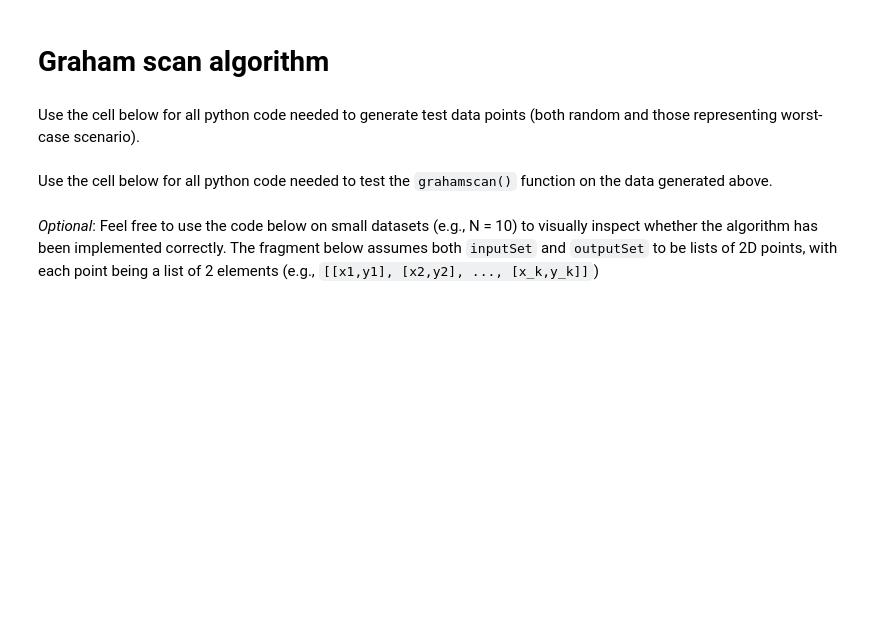
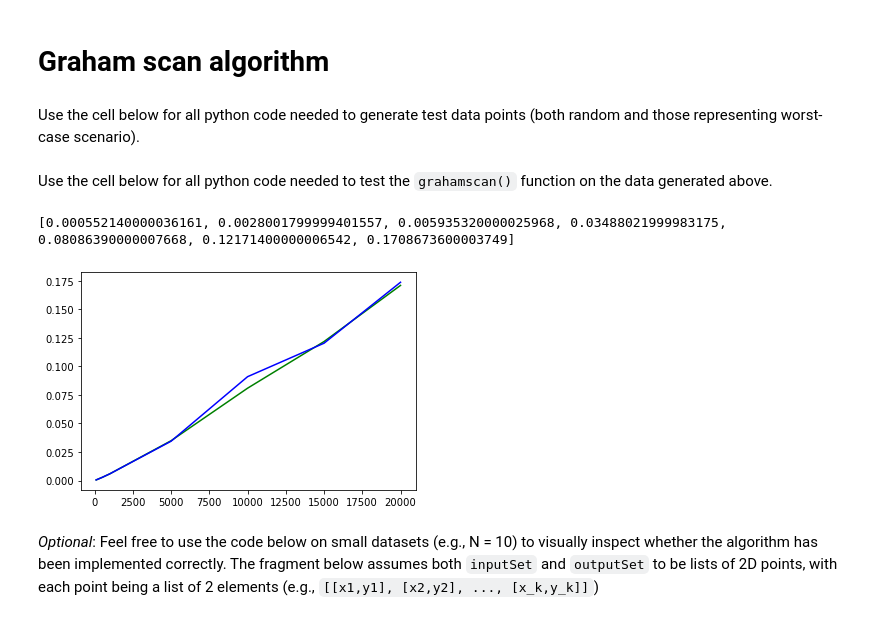
Before and after one commit to RcwYuen/ucl-comp0005-groupcw, a Jupyter notebook: grahamscan.ipynb, the cells around one changed output. Cells and saved outputs as stored; diff of their text form; code cells hidden in the pictures; blank space fills up the shorter version.

```diff
--- a/grahamscan.ipynb
+++ b/grahamscan.ipynb
@@ -117,13 +117,3 @@ def grahamscan(inputSet):
     return trace(polarSet, P)
 # %% [markdown]
 Use the cell below for all python code needed to generate test data points (both random and those representing worst-case scenario).
-# %%
-import random
-
-#code for random data generation
-def randGeneration(n, lb=0, ub=32767):
-    return [[random.randint(lb, ub), random.randint(lb, ub)] for i in range(n)]
-
-#code for worst case data generation
-def randWorstGeneration(n):
-    return [[0,0] for i in range(n)]
@@ -144,12 +182,16 @@ def test(n, worstCase=False, repeats=1):
     return [i/repeats for i in timetaken]
 
 n = [1e2, 5e2, 1e3, 5e3, 1e4, 1.5e4, 2e4]
-r_timetaken, w_timetaken = test(n, repeats=5), test(n, worstCase = True)
+r_timetaken, w_timetaken = test(n, repeats=5), test(n, worstCase = True,repeats=5)
 # %%
 import matplotlib.pyplot as plt
 print (r_timetaken)
-plt.plot(n, r_timetaken)
+plt.plot(n, r_timetaken,color = 'green')
+plt.plot(n,w_timetaken,color = 'blue')
 plt.show()
+# %% [output]
+[0.000552140000036161, 0.0028001799999401557, 0.005935320000025968, 0.03488021999983175, 0.08086390000007668, 0.12171400000006542, 0.1708673600003749]
+[figure, added]
 # %% [markdown]
 *Optional*: Feel free to use the code below on small datasets (e.g., N = 10) to visually inspect whether the algorithm has been implemented correctly. The fragment below assumes both `inputSet` and `outputSet` to be lists of 2D points, with each point being a list of 2 elements (e.g., `[[x1,y1], [x2,y2], ..., [x_k,y_k]]`)
 # %%
```
Also changed, not shown: parts of 1 cell of this notebook, 1 other file.
